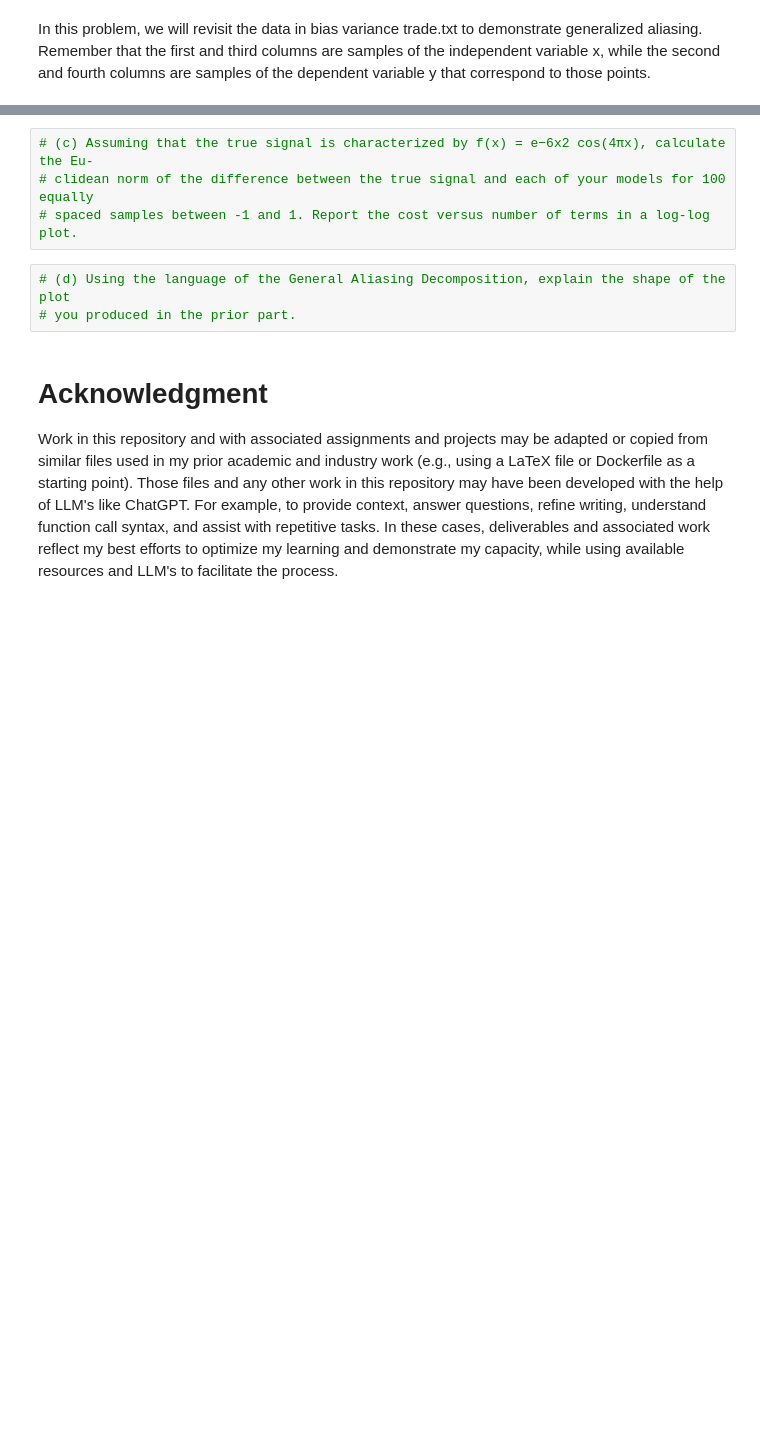
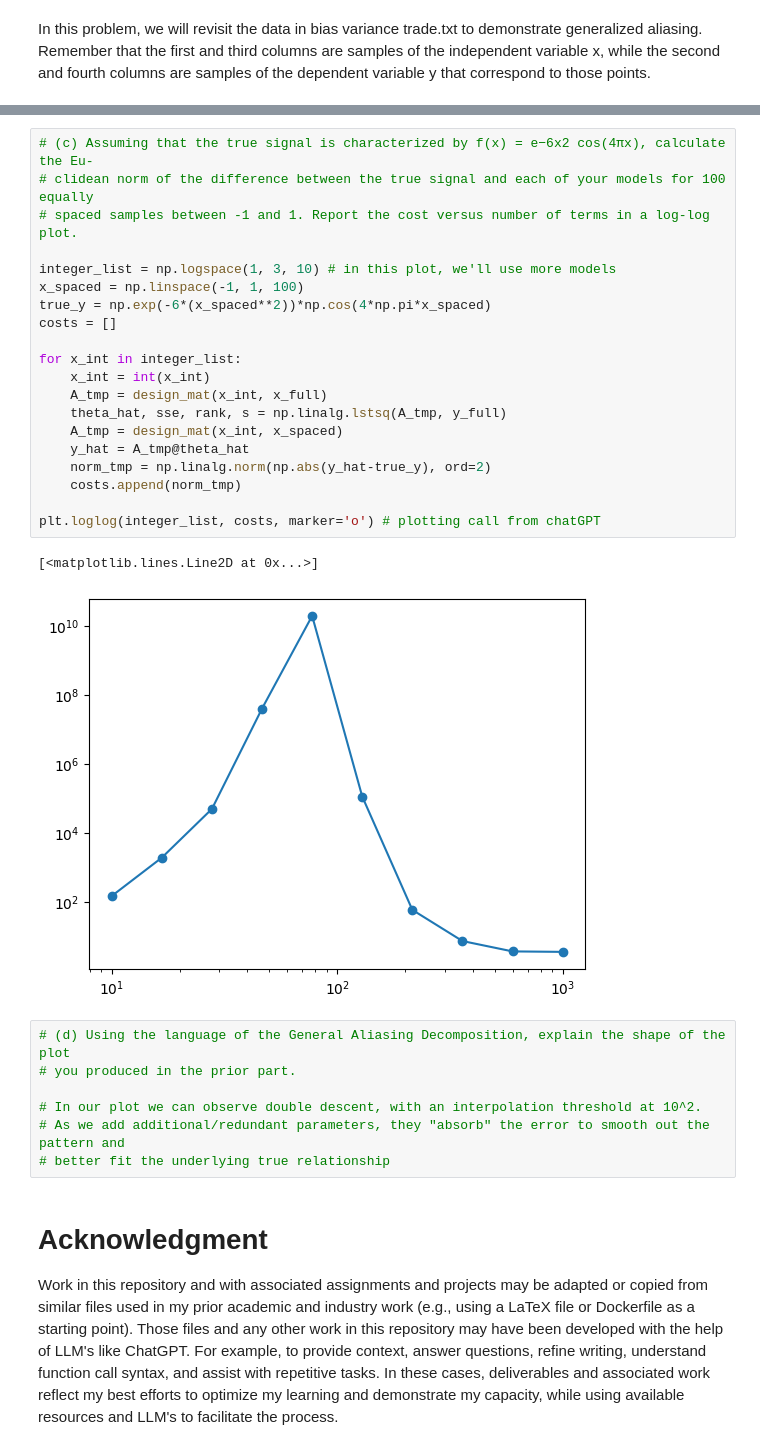
Before and after one commit to jwb-byu/cs-580-misc, a Jupyter notebook: hw/hw18-19/hw18-19.ipynb, the cells around one changed output, grey strips where cells are left out. Cells and saved outputs as stored; diff of their text form; blank space fills up the shorter version.

```diff
--- a/hw/hw18-19/hw18-19.ipynb
+++ b/hw/hw18-19/hw18-19.ipynb
@@ -149,10 +172,33 @@ pd.DataFrame(A_full[:5, :5])
 # %%
 # (c) Assuming that the true signal is characterized by f(x) = e−6x2 cos(4πx), calculate the Eu-
 # clidean norm of the difference between the true signal and each of your models for 100 equally
 # spaced samples between -1 and 1. Report the cost versus number of terms in a log-log plot.
+
+integer_list = np.logspace(1, 3, 10) # in this plot, we'll use more models
+x_spaced = np.linspace(-1, 1, 100)
+true_y = np.exp(-6*(x_spaced**2))*np.cos(4*np.pi*x_spaced)
+costs = []
+
+for x_int in integer_list:
+    x_int = int(x_int)
+    A_tmp = design_mat(x_int, x_full)
+    theta_hat, sse, rank, s = np.linalg.lstsq(A_tmp, y_full)
+    A_tmp = design_mat(x_int, x_spaced)
+    y_hat = A_tmp@theta_hat
+    norm_tmp = np.linalg.norm(np.abs(y_hat-true_y), ord=2)
+    costs.append(norm_tmp)
+
+plt.loglog(integer_list, costs, marker='o') # plotting call from chatGPT
+# %% [output]
+[<matplotlib.lines.Line2D at 0x...>]
+[figure, added]
 # %%
 # (d) Using the language of the General Aliasing Decomposition, explain the shape of the plot
 # you produced in the prior part.
+
+# In our plot we can observe double descent, with an interpolation threshold at 10^2.
+# As we add additional/redundant parameters, they "absorb" the error to smooth out the pattern and
+# better fit the underlying true relationship
 # %% [markdown]
 # Acknowledgment
 Work in this repository and with associated assignments and projects may be adapted or copied from similar files used in my prior academic and industry work (e.g., using a LaTeX file or Dockerfile as a starting point). Those files and any other work in this repository may have been developed with the help of LLM's like ChatGPT. For example, to provide context, answer questions, refine writing, understand function call syntax, and assist with repetitive tasks. In these cases, deliverables and associated work reflect my best efforts to optimize my learning and demonstrate my capacity, while using available resources and LLM's to facilitate the process.
```
Also changed, not shown: parts of 2 cells of this notebook.
